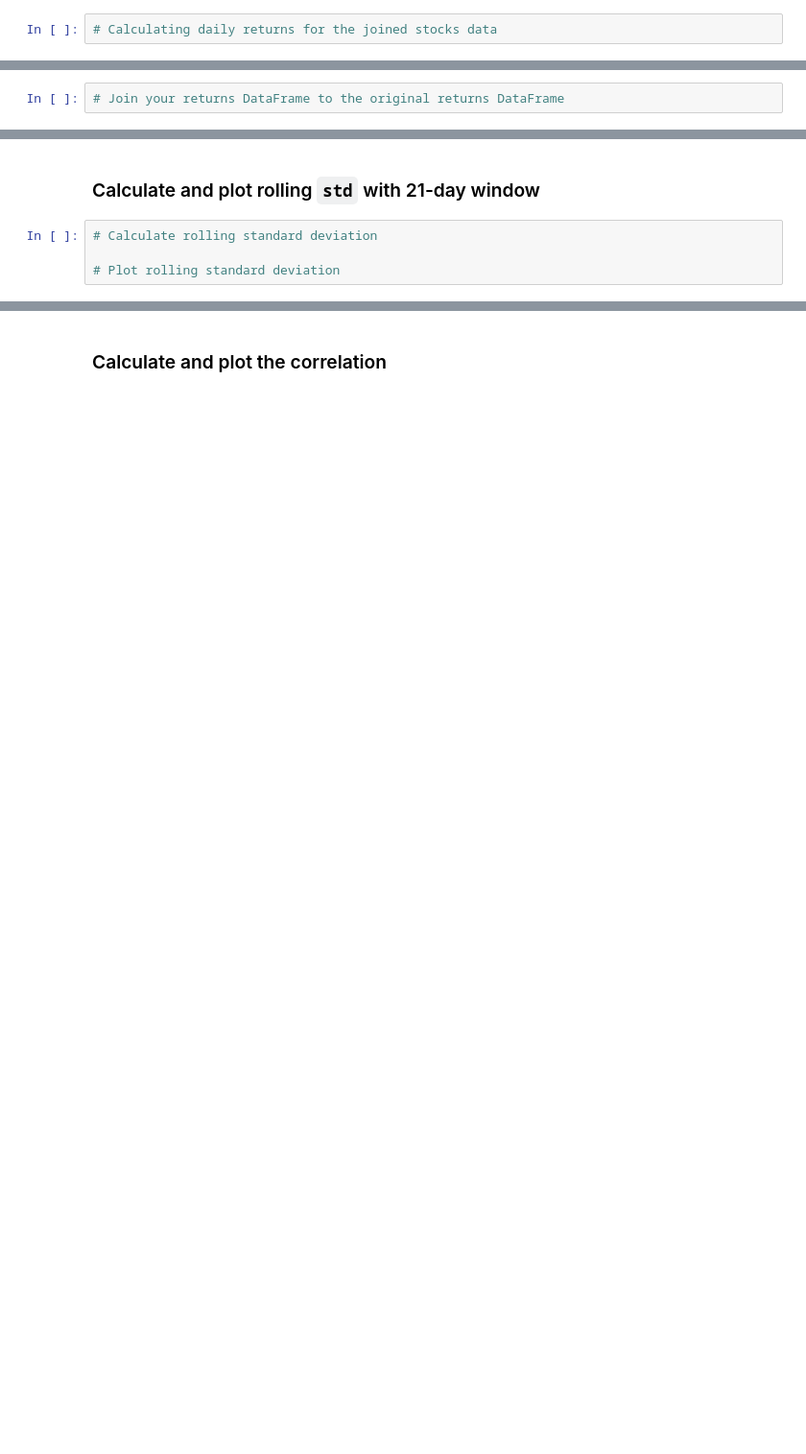
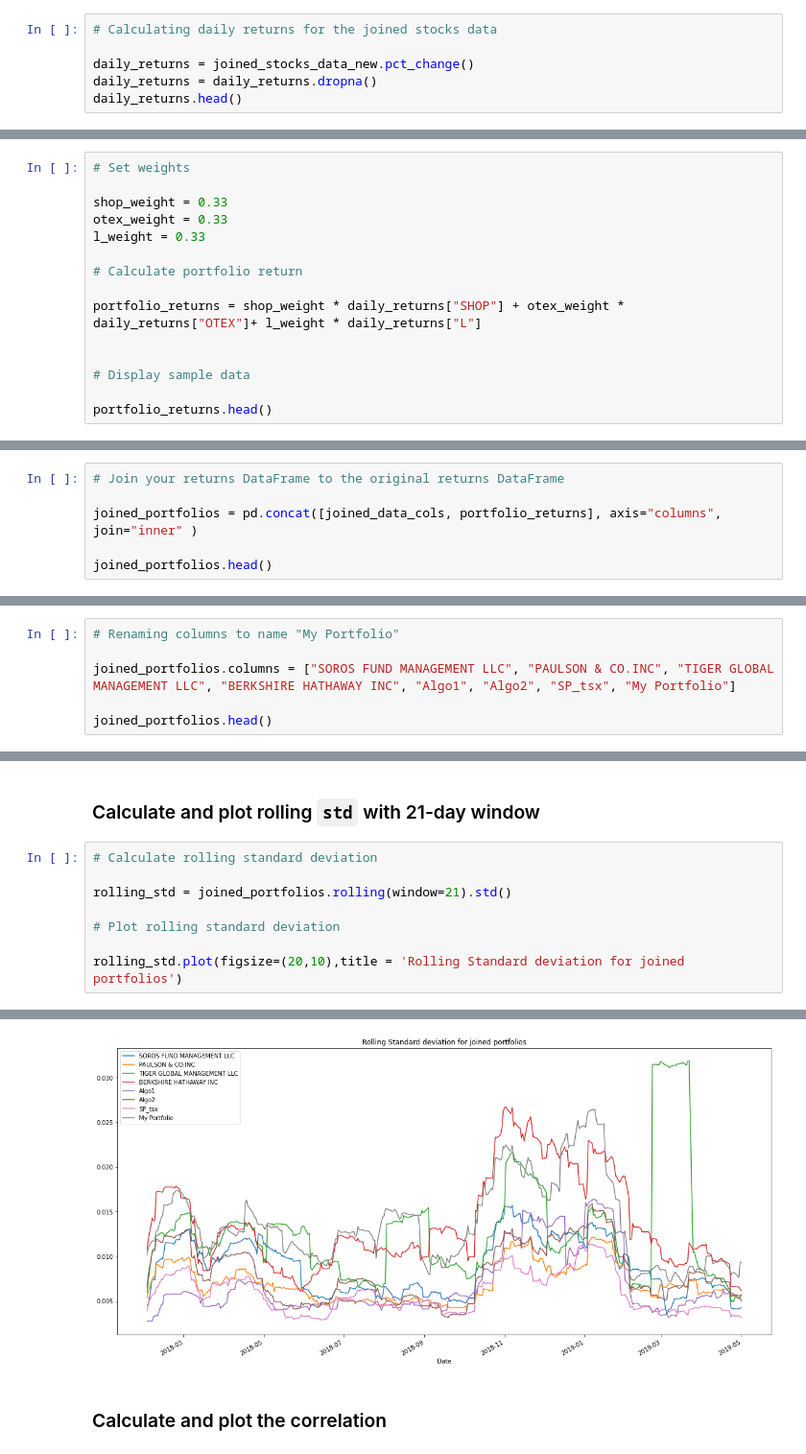
Before and after one commit to simran1407/Whale-portfolios, a Jupyter notebook: whale_analysis.ipynb, the cells around one changed output, grey strips where cells are left out. Shown at 96% size. Drawn from its saved outputs; the diff is of its cells as text; blank space fills up the shorter version.

```diff
--- a/whale_analysis.ipynb
+++ b/whale_analysis.ipynb
@@ -515,2 +534,6 @@ joined_stocks_data.columns = ["Symbol", "SHOP", "Symbol", "OTEX", "Symbol","LOBL
 # %%
 # Calculating daily returns for the joined stocks data
+
+daily_returns = joined_stocks_data_new.pct_change()
+daily_returns = daily_returns.dropna()
+daily_returns.head()
@@ -525,0 +550,15 @@ weights = [1/3, 1/3, 1/3]
+# %%
+# Set weights
+
+shop_weight = 0.33
+otex_weight = 0.33
+l_weight = 0.33
+
+# Calculate portfolio return
+
+portfolio_returns = shop_weight * daily_returns["SHOP"] + otex_weight * daily_returns["OTEX"]+ l_weight * daily_returns["L"]
+
+
+# Display sample data
+
+portfolio_returns.head()
@@ -527,3 +574,7 @@ weights = [1/3, 1/3, 1/3]
 ## Join your portfolio returns to the DataFrame that contains all of the portfolio returns
 # %%
 # Join your returns DataFrame to the original returns DataFrame
+
+joined_portfolios = pd.concat([joined_data_cols, portfolio_returns], axis="columns", join="inner" )
+
+joined_portfolios.head()
@@ -531,0 +602,6 @@ weights = [1/3, 1/3, 1/3]
+# %%
+# Renaming columns to name "My Portfolio"
+
+joined_portfolios.columns = ["SOROS FUND MANAGEMENT LLC", "PAULSON & CO.INC", "TIGER GLOBAL MANAGEMENT LLC", "BERKSHIRE HATHAWAY INC", "Algo1", "Algo2", "SP_tsx", "My Portfolio"]
+
+joined_portfolios.head()
@@ -540,4 +637,9 @@ weights = [1/3, 1/3, 1/3]
 # %%
 # Calculate rolling standard deviation
 
+rolling_std = joined_portfolios.rolling(window=21).std()
+
 # Plot rolling standard deviation
+
+rolling_std.plot(figsize=(20,10),title = 'Rolling Standard deviation for joined portfolios')
+# %% [output]
@@ -544,3 +647,4 @@ weights = [1/3, 1/3, 1/3]
+[figure, added]
 # %% [markdown]
 ### Calculate and plot the correlation
 # %%
```
Also changed, not shown: parts of 24 cells of this notebook.
